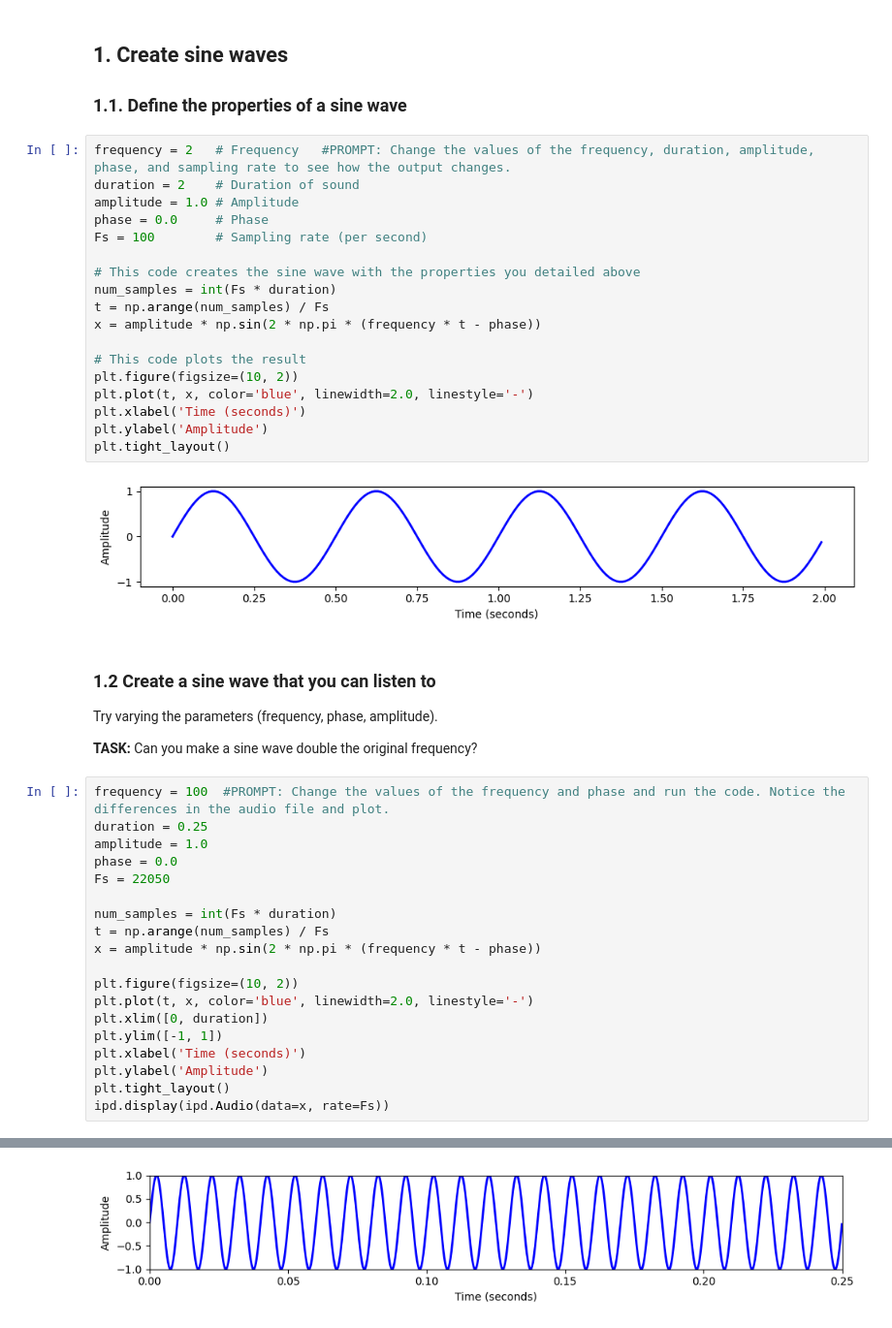
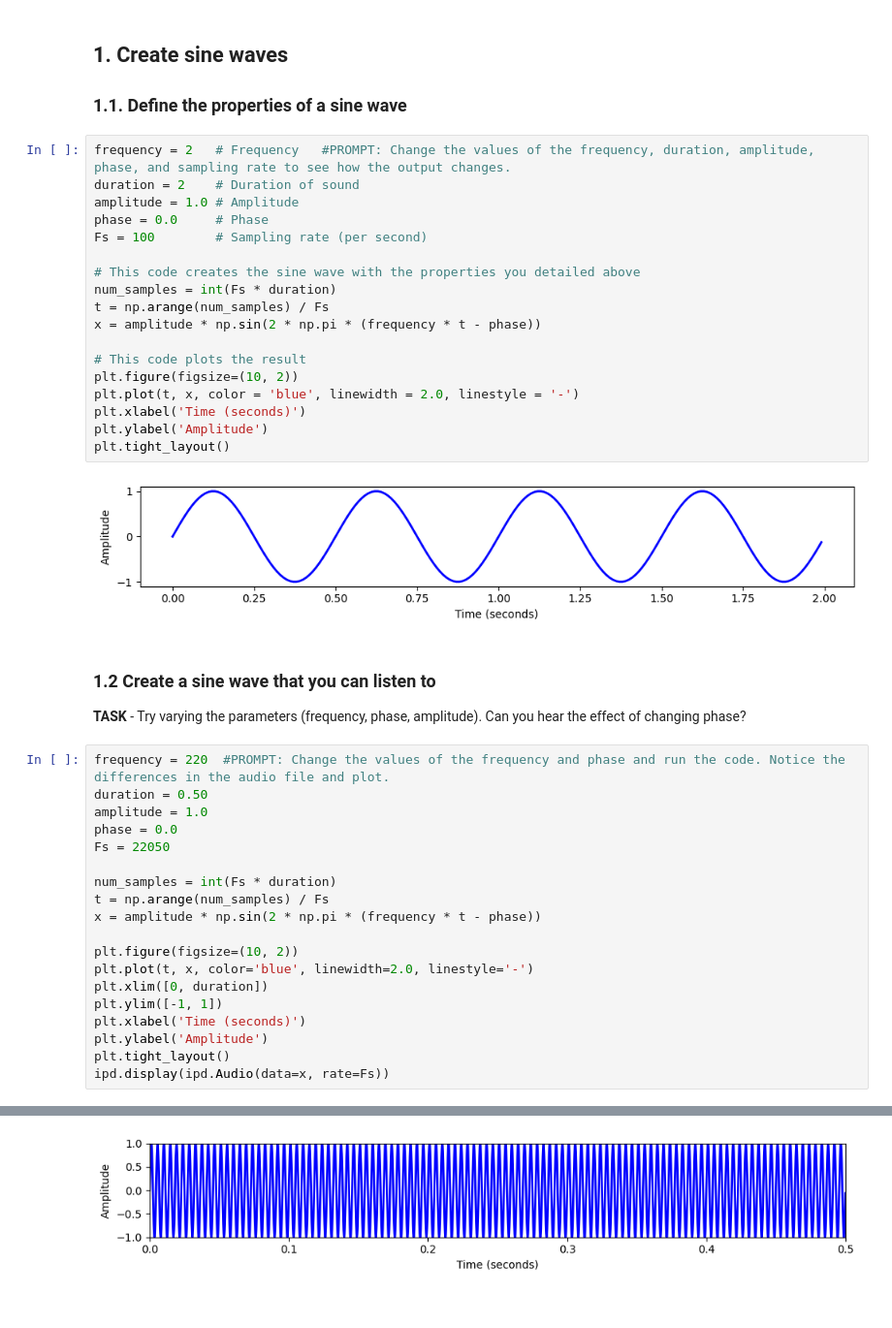
Before and after one commit to tuomaseerola/music_and_science_seminar, a Jupyter notebook: seminar2B.ipynb, the cells around one changed output, grey strips where cells are left out. Shown: that part at 97% size. Saved outputs shown, nothing was run; the diff lists cells and outputs as text.

```diff
--- a/seminar2B.ipynb
+++ b/seminar2B.ipynb
@@ -39,7 +31,7 @@ x = amplitude * np.sin(2 * np.pi * (frequency * t - phase))
 
 # This code plots the result
 plt.figure(figsize=(10, 2))
-plt.plot(t, x, color='blue', linewidth=2.0, linestyle='-')
+plt.plot(t, x, color = 'blue', linewidth = 2.0, linestyle = '-')
 plt.xlabel('Time (seconds)')
 plt.ylabel('Amplitude')
 plt.tight_layout()
@@ -47,31 +39,30 @@ plt.tight_layout()
 [figure]
 # %% [markdown]
 ### 1.2 Create a sine wave that you can listen to
-Try varying the parameters (frequency, phase, amplitude).
 
-**TASK:** Can you make a sine wave double the original frequency?
+**TASK** - Try varying the parameters (frequency, phase, amplitude). Can you hear the effect of changing phase?
 # %%
-frequency = 100  #PROMPT: Change the values of the frequency and phase and run the code. Notice the differences in the audio file and plot.
-duration = 0.25
+frequency = 220  #PROMPT: Change the values of the frequency and phase and run the code. Notice the differences in the audio file and plot.
+duration = 0.50
 amplitude = 1.0
 phase = 0.0
 Fs = 22050
 
 num_samples = int(Fs * duration)
 t = np.arange(num_samples) / Fs
 x = amplitude * np.sin(2 * np.pi * (frequency * t - phase))
 
 plt.figure(figsize=(10, 2))
 plt.plot(t, x, color='blue', linewidth=2.0, linestyle='-')
 plt.xlim([0, duration])
 plt.ylim([-1, 1])
 plt.xlabel('Time (seconds)')
 plt.ylabel('Amplitude')
 plt.tight_layout()
 ipd.display(ipd.Audio(data=x, rate=Fs))
 # %% [output]
 [interactive output not drawn]
-[figure, old version]
+[figure, new version]
 # %% [markdown]
 ### 1.3 Combine several sine waves to create a complex sound
 **TASK** - try altering the frequencies:
```
Also changed, not shown: parts of 10 cells of this notebook.
